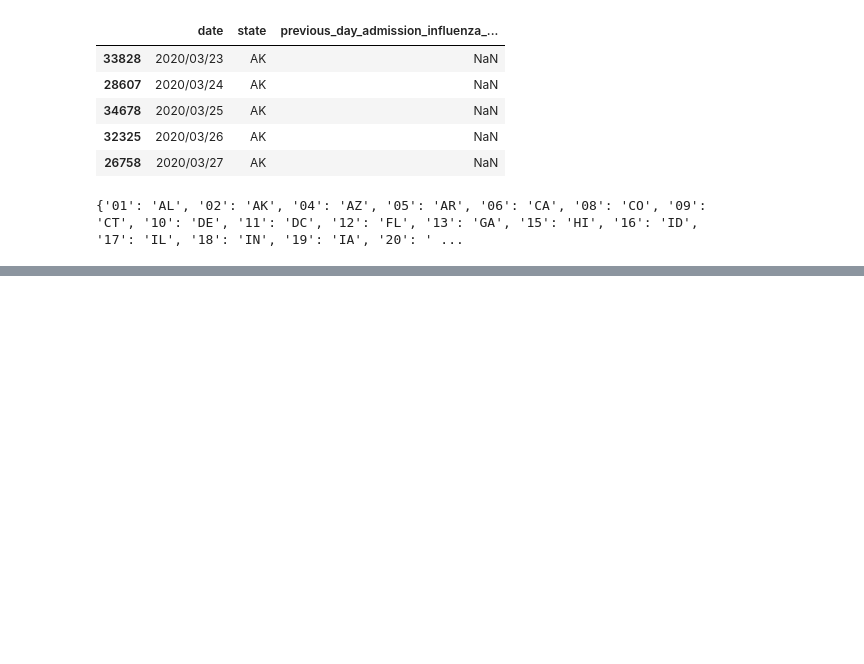
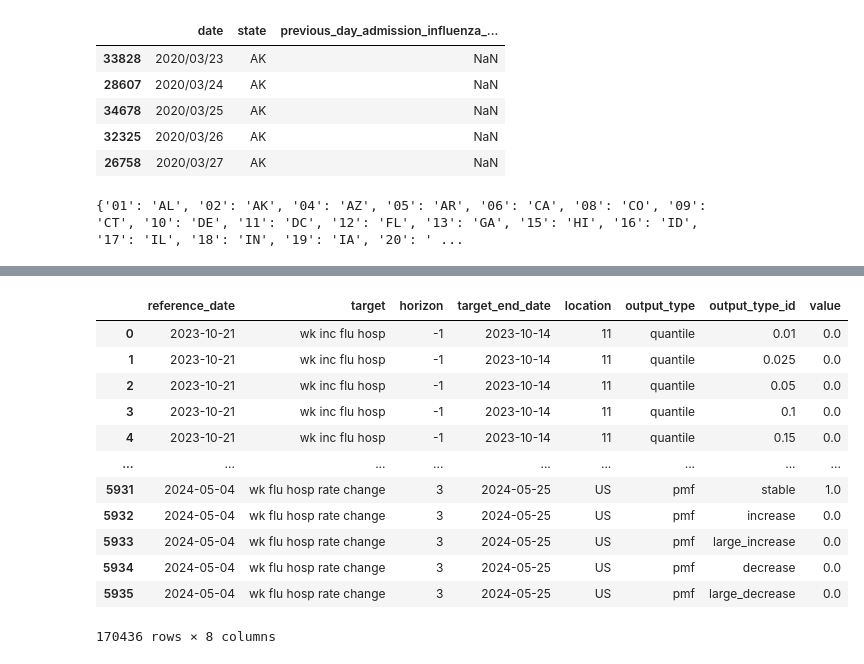
Before and after one commit to atiumcache/flu-forecast-accuracy, a Jupyter notebook: forecast_accuracy.ipynb, the cells around one changed output, grey strips where cells are left out. Saved outputs shown, nothing was run; the diff lists cells and outputs as text; code cells hidden in the pictures; blank space fills up the shorter version.

```diff
--- a/forecast_accuracy.ipynb
+++ b/forecast_accuracy.ipynb
@@ -58,0 +70,30 @@ state_actual_data.tail()
+# %%
+'''Convert the forecast data files into a dataframe'''
+
+from os import listdir
+from os.path import isfile, join
+
+forecast_path = './LosAlamos_NAU-CModel_Flu/'
+forecast_files = [file for file in listdir(forecast_path) if isfile(join(forecast_path, file))]
+forecast_files.sort()
+
+dataframes = []
+for file in forecast_files:
+    dataframes.append(pd.read_csv(forecast_path + file))
+
+all_forecasts = pd.concat(dataframes)
+all_forecasts
+# %% [output]
+|  | reference_date | target | horizon | target_end_date | location | output_type | output_type_id | value |
+| 0 | 2023-10-21 | wk inc flu hosp | -1 | 2023-10-14 | 11 | quantile | 0.01 | 0.0 |
+| 1 | 2023-10-21 | wk inc flu hosp | -1 | 2023-10-14 | 11 | quantile | 0.025 | 0.0 |
+| 2 | 2023-10-21 | wk inc flu hosp | -1 | 2023-10-14 | 11 | quantile | 0.05 | 0.0 |
+| 3 | 2023-10-21 | wk inc flu hosp | -1 | 2023-10-14 | 11 | quantile | 0.1 | 0.0 |
+| 4 | 2023-10-21 | wk inc flu hosp | -1 | 2023-10-14 | 11 | quantile | 0.15 | 0.0 |
+| ... | ... | ... | ... | ... | ... | ... | ... | ... |
+| 5931 | 2024-05-04 | wk flu hosp rate change | 3 | 2024-05-25 | US | pmf | stable | 1.0 |
+| 5932 | 2024-05-04 | wk flu hosp rate change | 3 | 2024-05-25 | US | pmf | increase | 0.0 |
+| 5933 | 2024-05-04 | wk flu hosp rate change | 3 | 2024-05-25 | US | pmf | large_increase | 0.0 |
+| 5934 | 2024-05-04 | wk flu hosp rate change | 3 | 2024-05-25 | US | pmf | decrease | 0.0 |
+| 5935 | 2024-05-04 | wk flu hosp rate change | 3 | 2024-05-25 | US | pmf | large_decrease | 0.0 |
+170436 rows × 8 columns
```
Also changed, not shown: parts of 12 cells of this notebook.
